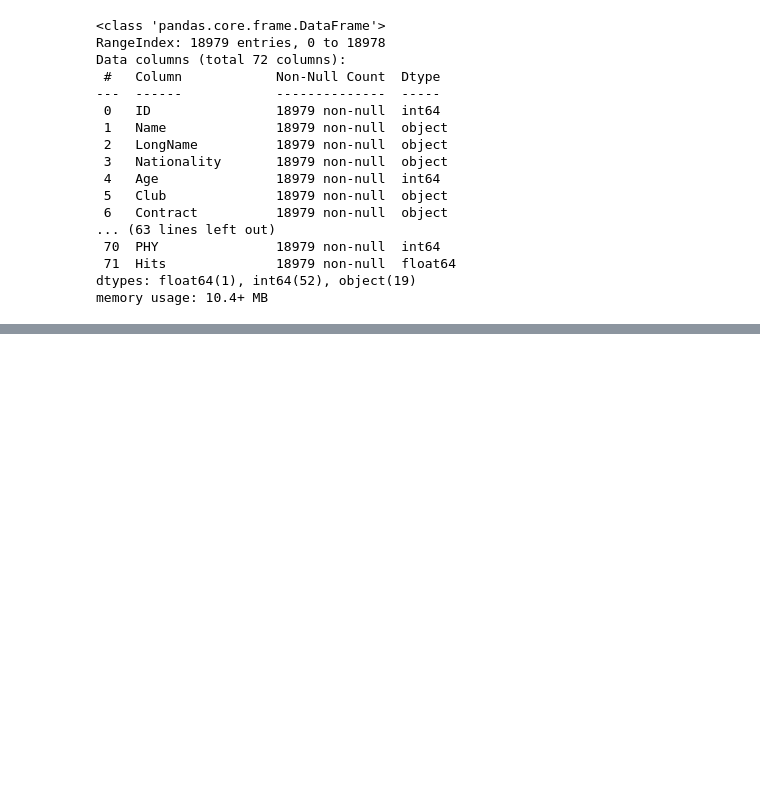
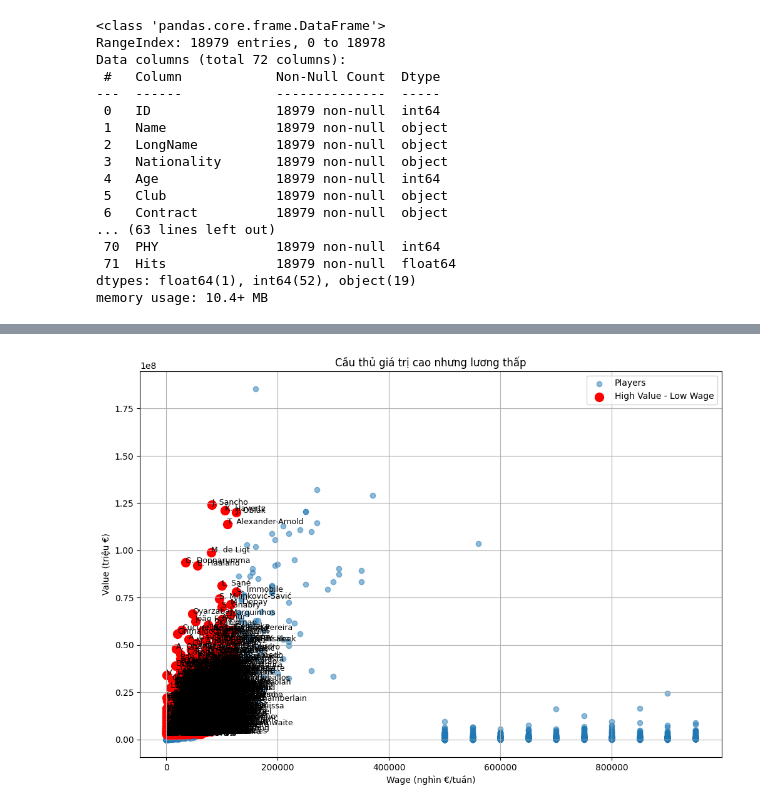
Before and after one commit to NhatNamPhan/Numpy-and-Pandas-Practice, a Jupyter notebook: day10.ipynb, the cells around one changed output, grey strips where cells are left out. Drawn from its saved outputs; the diff is of its cells as text; code cells hidden in the pictures; blank space fills up the shorter version.

```diff
--- a/day10.ipynb
+++ b/day10.ipynb
@@ -147,0 +163,7 @@ df[mask_feet]
+# %%
+cols_with_euro = ['Value','Wage','Release Clause']
+for col in cols_with_euro:
+    df[col] = df[col].str.replace('€','',regex=False)
+# df['Value'] = df['Value'].str.replace('€','',regex=False)
+# df['Wage'] = df['Wage'].str.replace('€','',regex=False)
+# df['Release Clause'] = df['Release Clause'].str.replace('€','',regex=False)
@@ -147,0 +186,8 @@ df[mask_feet]
+# %%
+cols_with_star = [
+    col for col in df.columns
+    if df[col].astype(str).str.contains('★').any()
+]
+cols_with_star
+for col in cols_with_star:
+    df[col] = df[col].str.replace('★','',regex=False)
@@ -147,0 +196,8 @@ df[mask_feet]
+# %%
+value_threshold = df['Value'].mean()
+wage_threshold = df['Wage'].mean()
+
+df['HighValue_LowWage'] = (df['Value'] > value_threshold) & (df['Wage'] < wage_threshold)
+df['HighValue_LowWage']
+underpaid_start = df[df['HighValue_LowWage']]
+underpaid_start[['Name','Value','Wage']]
@@ -147,0 +218,23 @@ df[mask_feet]
+# %%
+plt.figure(figsize=(12,8))
+
+# Vẽ tất cả cầu thủ
+plt.scatter(df['Wage'], df['Value'], label='Players', alpha=0.5)
+
+# Vẽ riêng nhóm High Value & Low Wage
+highlight = df['HighValue_LowWage']
+plt.scatter(df.loc[highlight, 'Wage'], df.loc[highlight, 'Value'],
+            color='red', label='High Value - Low Wage', s=100)
+
+# Ghi tên cầu thủ được highlight
+for i, row in df[highlight].iterrows():
+    plt.text(row['Wage']+0.5, row['Value']+1, row['Name'], fontsize=9)
+
+plt.xlabel('Wage (nghìn €/tuần)')
+plt.ylabel('Value (triệu €)')
+plt.title('Cầu thủ giá trị cao nhưng lương thấp')
+plt.legend()
+plt.grid(True)
+plt.show()
+# %% [output]
+[figure, added]
```
Also changed, not shown: parts of 16 cells of this notebook.
